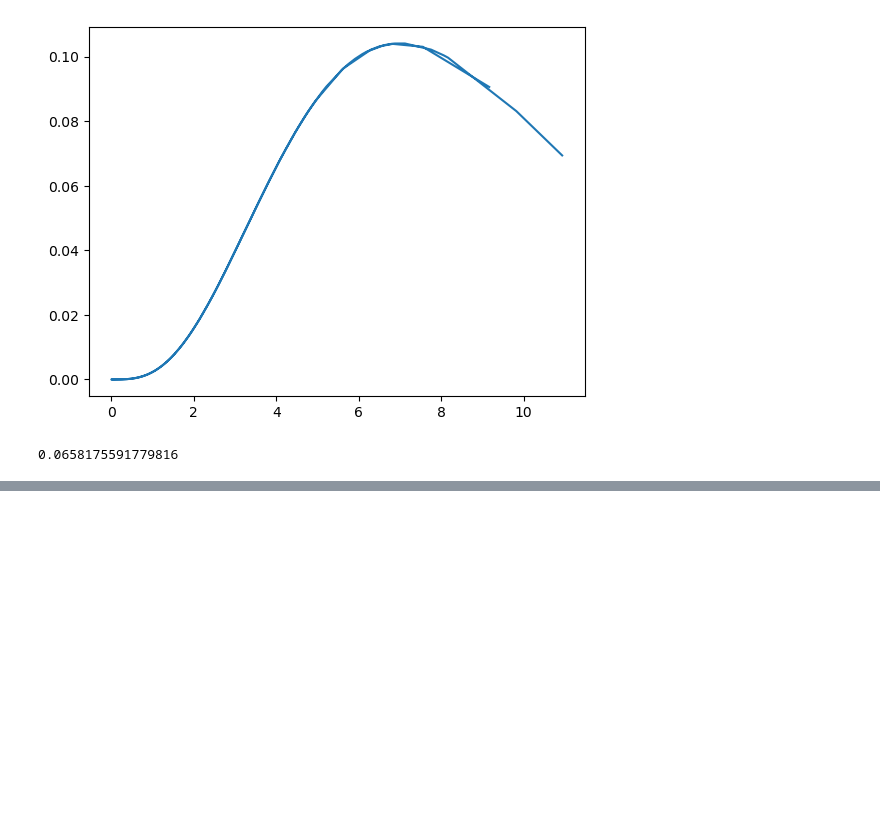
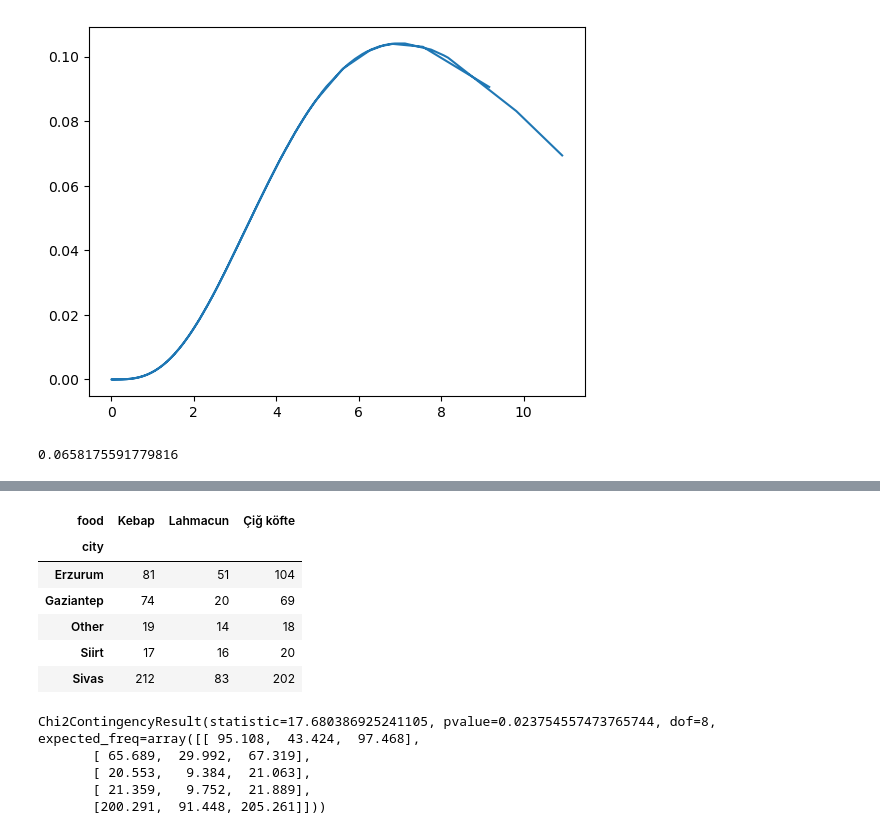
Before and after one commit to barisaltunkara/BiostatisticsPython, a Jupyter notebook: Biostatistics7-SamplingEstimation.ipynb, the cells around one changed output, grey strips where cells are left out. Cells and saved outputs as stored; diff of their text form; code cells hidden in the pictures; blank space fills up the shorter version.

```diff
--- a/Biostatistics7-SamplingEstimation.ipynb
+++ b/Biostatistics7-SamplingEstimation.ipynb
@@ -397,0 +504,19 @@ stats.chi2.pdf(4, 9)
+# %%
+observed1 = eater_tab.iloc[0:5, 0:3]
+observed1
+# %% [output]
+| food | Kebap | Lahmacun | Çiğ köfte |
+| city |  |  |  |
+| Erzurum | 81 | 51 | 104 |
+| Gaziantep | 74 | 20 | 69 |
+| Other | 19 | 14 | 18 |
+| Siirt | 17 | 16 | 20 |
+| Sivas | 212 | 83 | 202 |
+# %%
+stats.chi2_contingency(observed1)
+# %% [output]
+Chi2ContingencyResult(statistic=17.680386925241105, pvalue=0.023754557473765744, dof=8, expected_freq=array([[ 95.108,  43.424,  97.468],
+       [ 65.689,  29.992,  67.319],
+       [ 20.553,   9.384,  21.063],
+       [ 21.359,   9.752,  21.889],
+       [200.291,  91.448, 205.261]]))
```
Also changed, not shown: parts of 12 cells of this notebook, 1 other file.
